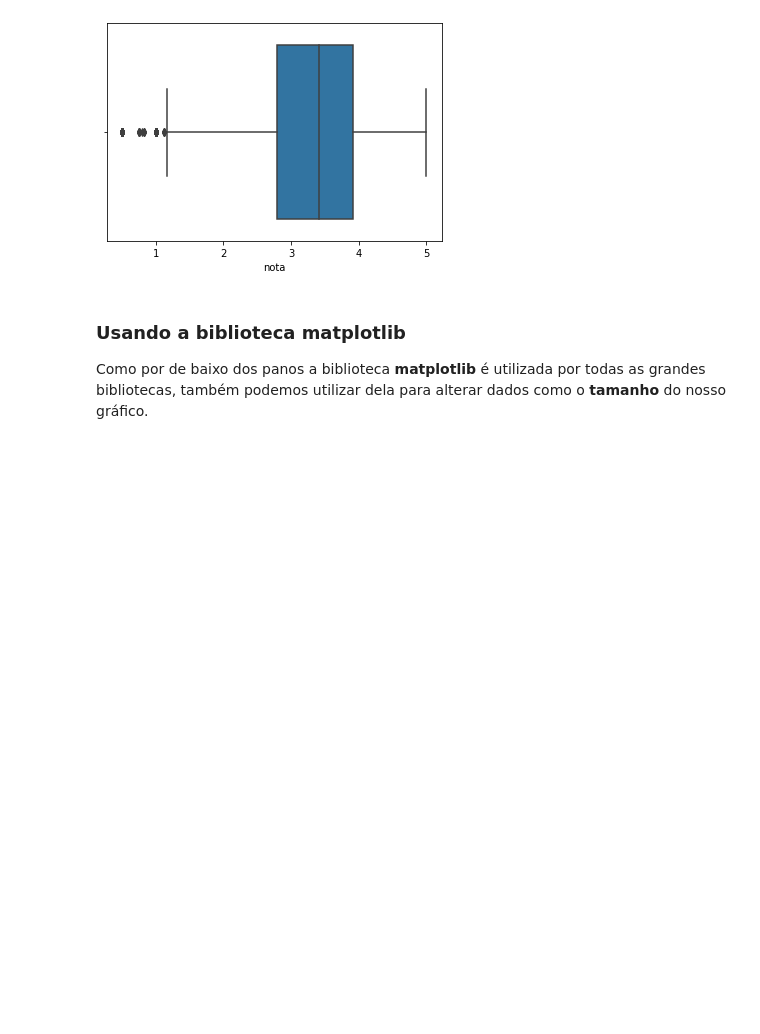
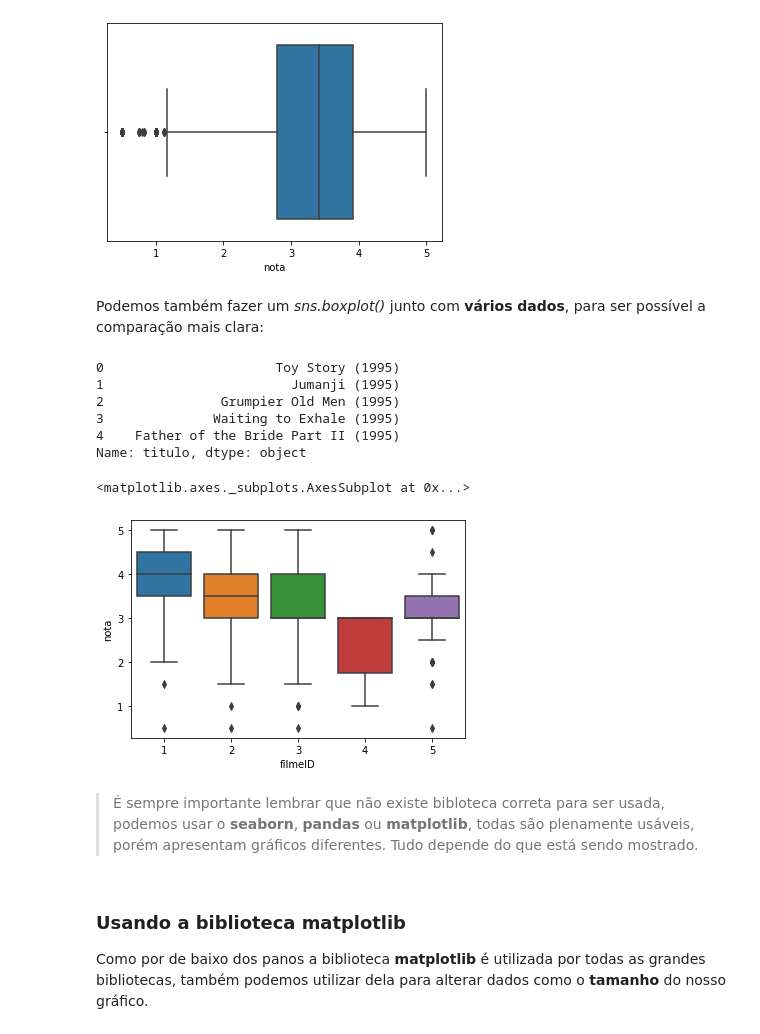
Before and after one commit to vicnetto/ds-python, a Jupyter notebook: introduction/ds_introduction.ipynb, the cells around one changed output. Cells and saved outputs as stored; diff of their text form; code cells hidden in the pictures; blank space fills up the shorter version.

Commit message:
Inserting some new comparation using the boxplot, and correcting some bugs.

```diff
--- a/introduction/ds_introduction.ipynb
+++ b/introduction/ds_introduction.ipynb
@@ -196,6 +197,23 @@ sns.boxplot(media_filmes)
 # %% [output]
 <matplotlib.axes._subplots.AxesSubplot at 0x...>
 [figure]
+# %% [markdown]
+Podemos também fazer um *sns.boxplot()* junto com **vários dados**, para ser possível a comparação mais clara:
+# %%
+print(movies.query("filmeID in [1, 2, 3, 4, 5]").titulo)
+print("\n")
+sns.boxplot(x = "filmeID", y = "nota", data = notas.query("filmeID in [1, 2, 3, 4, 5]"))
+# %% [output]
+0                      Toy Story (1995)
+1                        Jumanji (1995)
+2               Grumpier Old Men (1995)
+3              Waiting to Exhale (1995)
+4    Father of the Bride Part II (1995)
+Name: titulo, dtype: object
+<matplotlib.axes._subplots.AxesSubplot at 0x...>
+[figure, added]
+# %% [markdown]
+> É sempre importante lembrar que não existe bibloteca correta para ser usada, podemos usar o **seaborn**, **pandas** ou **matplotlib**, todas são plenamente usáveis, porém apresentam gráficos diferentes. Tudo depende do que está sendo mostrado.
 # %% [markdown]
 ### Usando a biblioteca **matplotlib**
 
```
Also changed, not shown: parts of 7 cells of this notebook.
